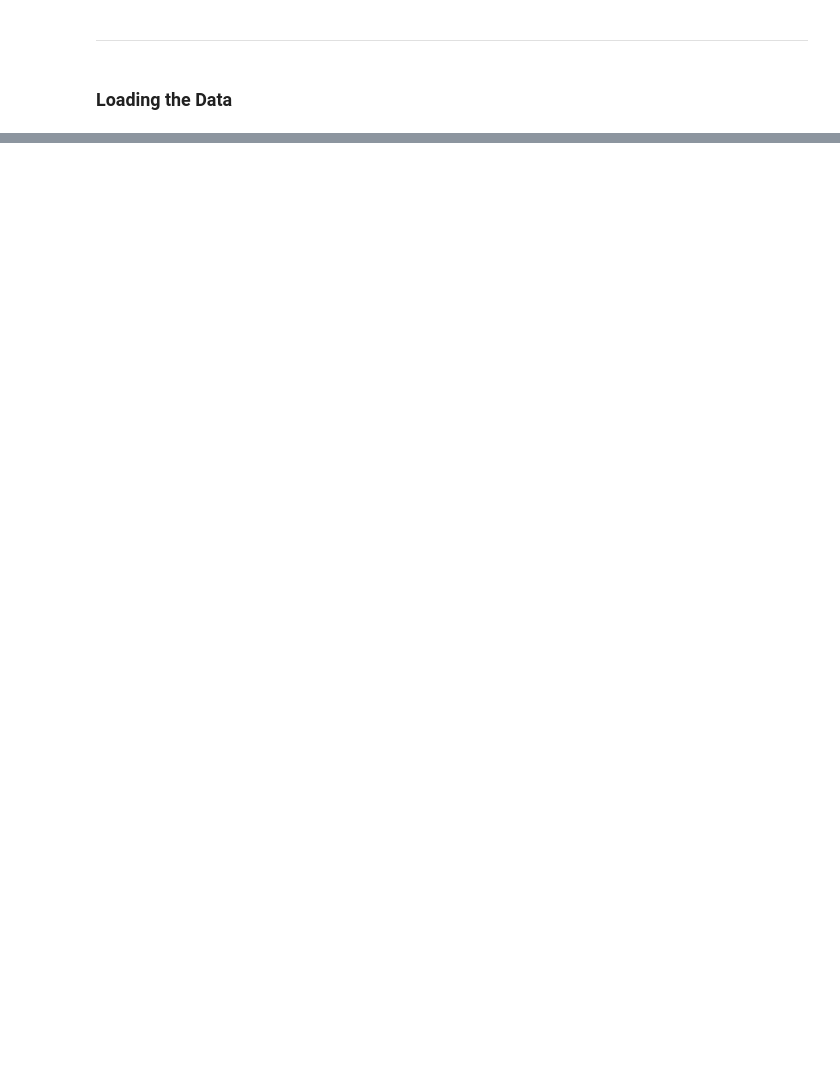
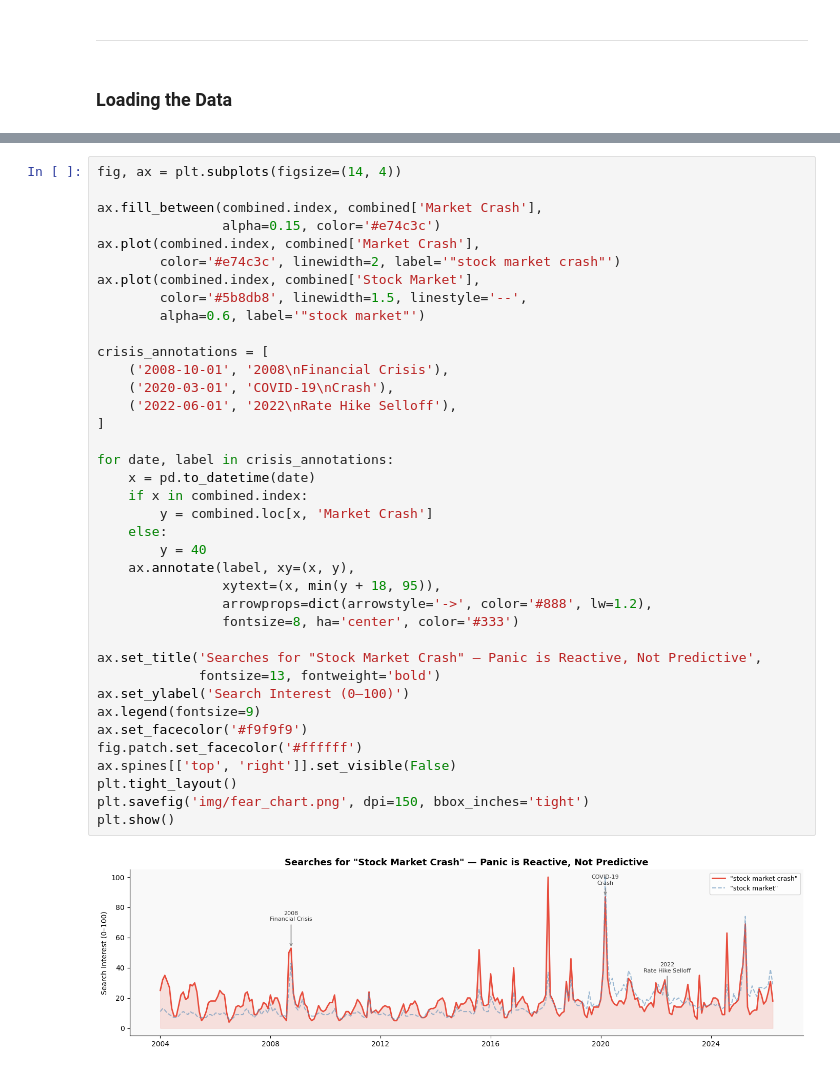
Before and after one commit to Wilozz/comm3180_S26_Blog, a Jupyter notebook: posts/006_DOW/DOW06.ipynb, the cells around one changed output, grey strips where cells are left out. Drawn from its saved outputs; the diff is of its cells as text; blank space fills up the shorter version.

```diff
--- a/posts/006_DOW/DOW06.ipynb
+++ b/posts/006_DOW/DOW06.ipynb
@@ -33,0 +137,40 @@ gme_price_df = pd.read_csv('data/GME_price.csv')
+# %%
+fig, ax = plt.subplots(figsize=(14, 4))
+
+ax.fill_between(combined.index, combined['Market Crash'],
+                alpha=0.15, color='#e74c3c')
+ax.plot(combined.index, combined['Market Crash'],
+        color='#e74c3c', linewidth=2, label='"stock market crash"')
+ax.plot(combined.index, combined['Stock Market'],
+        color='#5b8db8', linewidth=1.5, linestyle='--',
+        alpha=0.6, label='"stock market"')
+
+crisis_annotations = [
+    ('2008-10-01', '2008\nFinancial Crisis'),
+    ('2020-03-01', 'COVID-19\nCrash'),
+    ('2022-06-01', '2022\nRate Hike Selloff'),
+]
+
+for date, label in crisis_annotations:
+    x = pd.to_datetime(date)
+    if x in combined.index:
+        y = combined.loc[x, 'Market Crash']
+    else:
+        y = 40
+    ax.annotate(label, xy=(x, y),
+                xytext=(x, min(y + 18, 95)),
+                arrowprops=dict(arrowstyle='->', color='#888', lw=1.2),
+                fontsize=8, ha='center', color='#333')
+
+ax.set_title('Searches for "Stock Market Crash" — Panic is Reactive, Not Predictive',
+             fontsize=13, fontweight='bold')
+ax.set_ylabel('Search Interest (0–100)')
+ax.legend(fontsize=9)
+ax.set_facecolor('#f9f9f9')
+fig.patch.set_facecolor('#ffffff')
+ax.spines[['top', 'right']].set_visible(False)
+plt.tight_layout()
+plt.savefig('img/fear_chart.png', dpi=150, bbox_inches='tight')
+plt.show()
+# %% [output]
+[figure, added]
```
Also changed, not shown: parts of 27 cells of this notebook, 6 other files.
